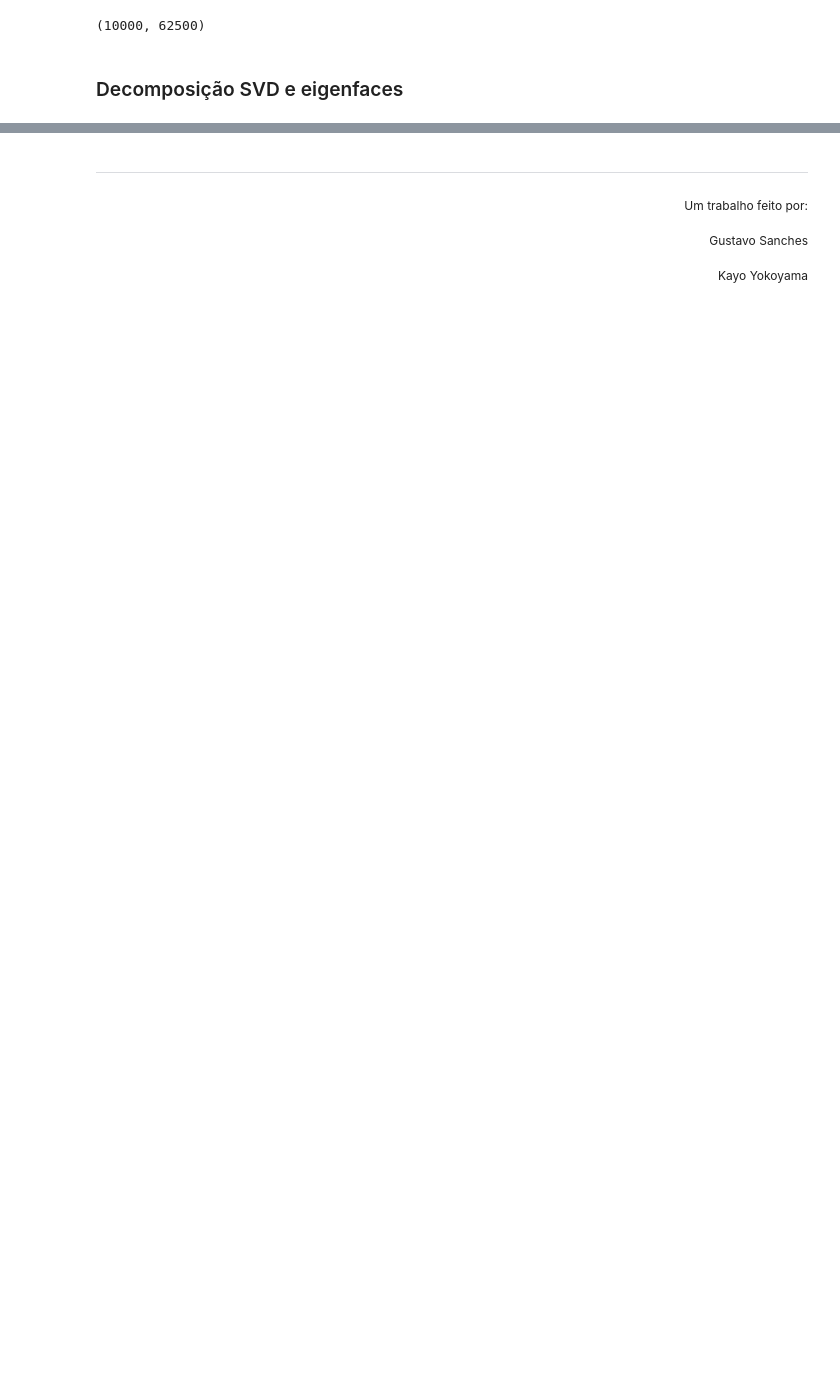
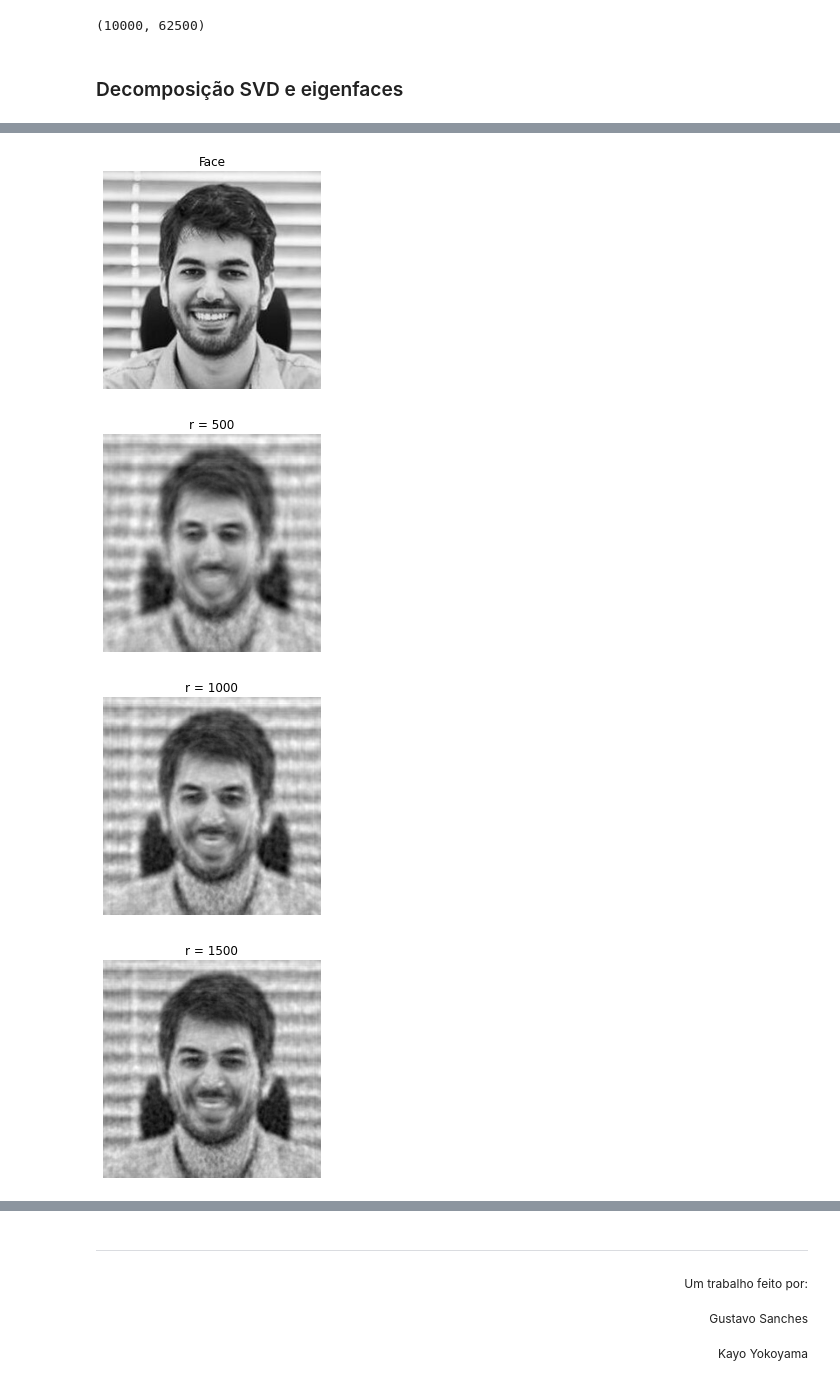
Before and after one commit to EsquiloTorto/Eigenfaces-study-case, a Jupyter notebook: eigenfaces_teste.ipynb, the cells around one changed output, grey strips where cells are left out. Drawn from its saved outputs; the diff is of its cells as text; code cells hidden in the pictures; blank space fills up the shorter version.

Commit message:
mudança no tamanho do treinamento

```diff
--- a/eigenfaces_teste.ipynb
+++ b/eigenfaces_teste.ipynb
@@ -114,0 +107,37 @@ reconstrucao(m[9805], 3500)
+# %%
+# Quantidade de imagens para o treinamento
+faces_de_treinamento_2 = m[:4800]
+
+# Criação da face "média"
+face_media_2 = np.mean(faces_de_treinamento_2, axis = 0)
+
+# Calculo da decomposição svd
+X_ = faces_de_treinamento_2 - np.tile(face_media_2, (faces_de_treinamento_2.shape[0], 1))
+X_ = X_.T
+U_, S_, VT_ = np.linalg.svd(X_, full_matrices = 0)
+# %%
+face_de_teste = np.array(Image.open("pessoa_crop.jpg").convert('L').getdata())
+plt.imshow(np.reshape(face_de_teste, (250, 250)))
+plt.set_cmap("gray")
+plt.title("Face")
+plt.axis("off")
+plt.show()
+
+# Reconstruindo um rosto de uma pessoa que não estava no treinamento
+face_de_testeMS = face_de_teste - face_media_2
+face_de_testeMS = face_de_testeMS.T
+r_list = range(500, 4000 + 1, 500)
+
+# plotando a reconstrução com diferentes quantidades de valores principais
+for r in r_list:
+    face_de_reconhecimento = face_media_2.T + np.matmul(U_[:,:r], np.matmul(U_[:, :r].T, face_de_testeMS))
+    img = plt.imshow(np.reshape(face_de_reconhecimento, (250, 250)))
+    img.set_cmap("gray")
+    plt.title("r = " + str(r))
+    plt.axis("off")
+    plt.show()
+# %% [output]
+[figure, added]
+[figure, added]
+[figure, added]
+[figure, added]
```
Also changed, not shown: parts of 4 cells of this notebook.
